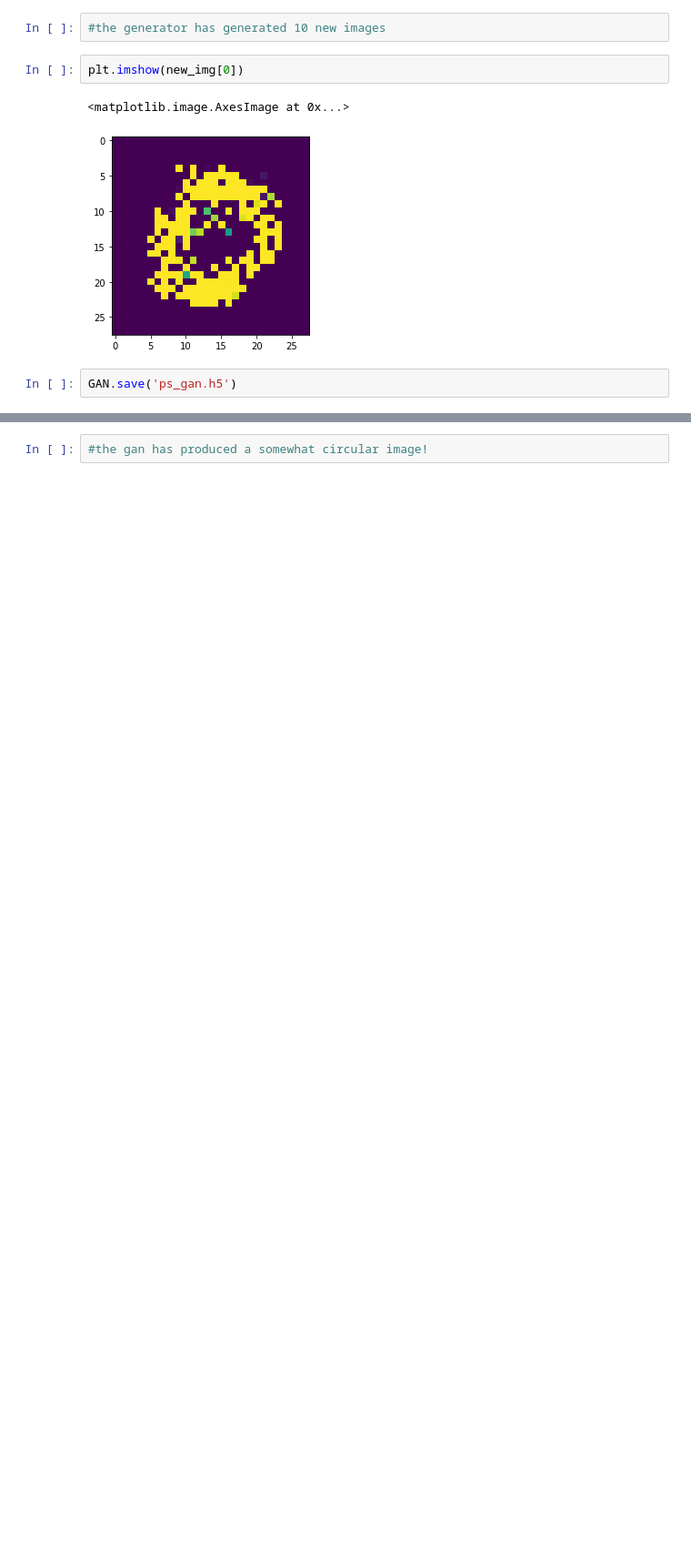
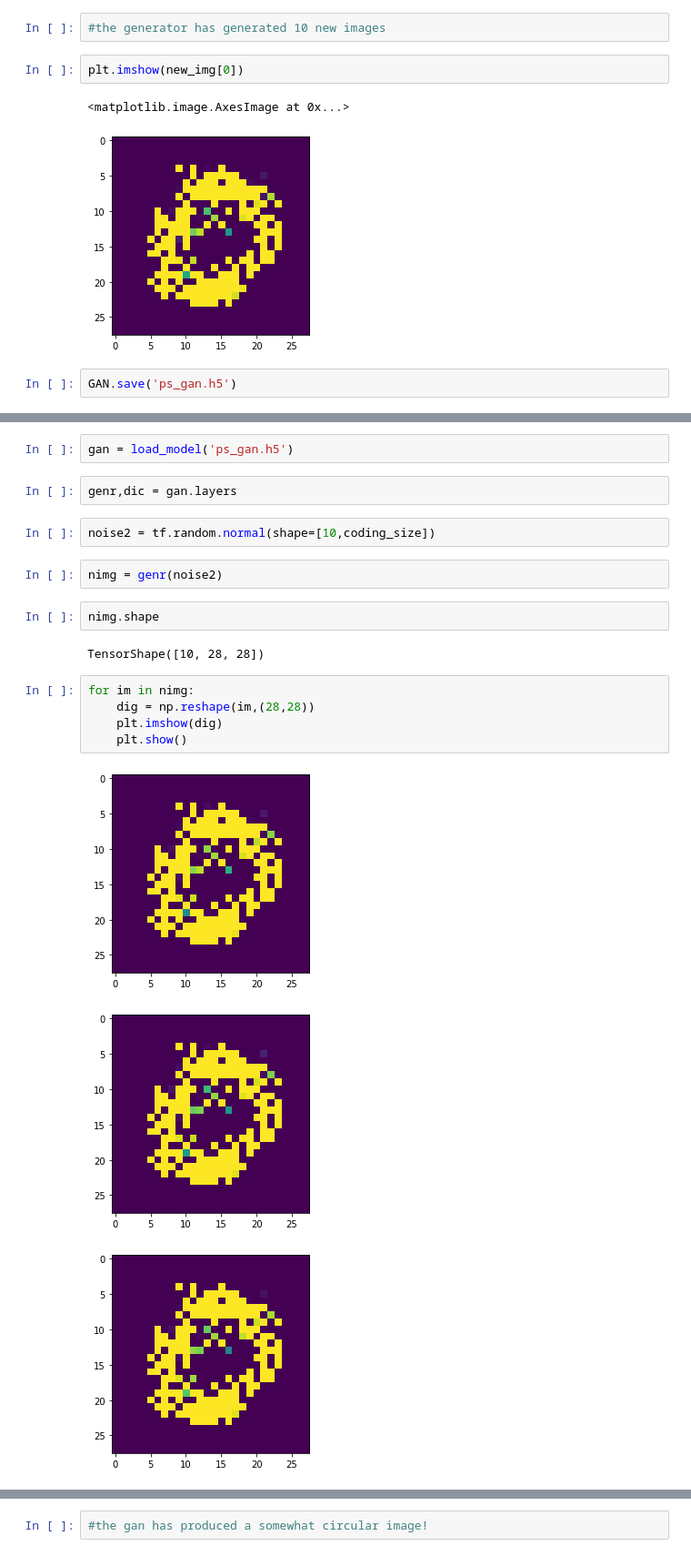
Before and after one commit to prajvalsudhir/DIGIT-GENERATOR, a Jupyter notebook: ps_gan.ipynb, the cells around one changed output, grey strips where cells are left out. Shown: that part at 91% size. Cells and saved outputs as stored; diff of their text form; blank space fills up the shorter version.

```diff
--- a/ps_gan.ipynb
+++ b/ps_gan.ipynb
@@ -334,0 +337,21 @@ GAN.save('ps_gan.h5')
+# %%
+gan = load_model('ps_gan.h5')
+# %%
+genr,dic = gan.layers
+# %%
+noise2 = tf.random.normal(shape=[10,coding_size])
+# %%
+nimg = genr(noise2)
+# %%
+nimg.shape
+# %% [output]
+TensorShape([10, 28, 28])
+# %%
+for im in nimg:
+    dig = np.reshape(im,(28,28))
+    plt.imshow(dig)
+    plt.show()
+# %% [output]
+[figure, added]
+[figure, added]
+[figure, added]
```
Also changed, not shown: parts of 2 cells of this notebook.
